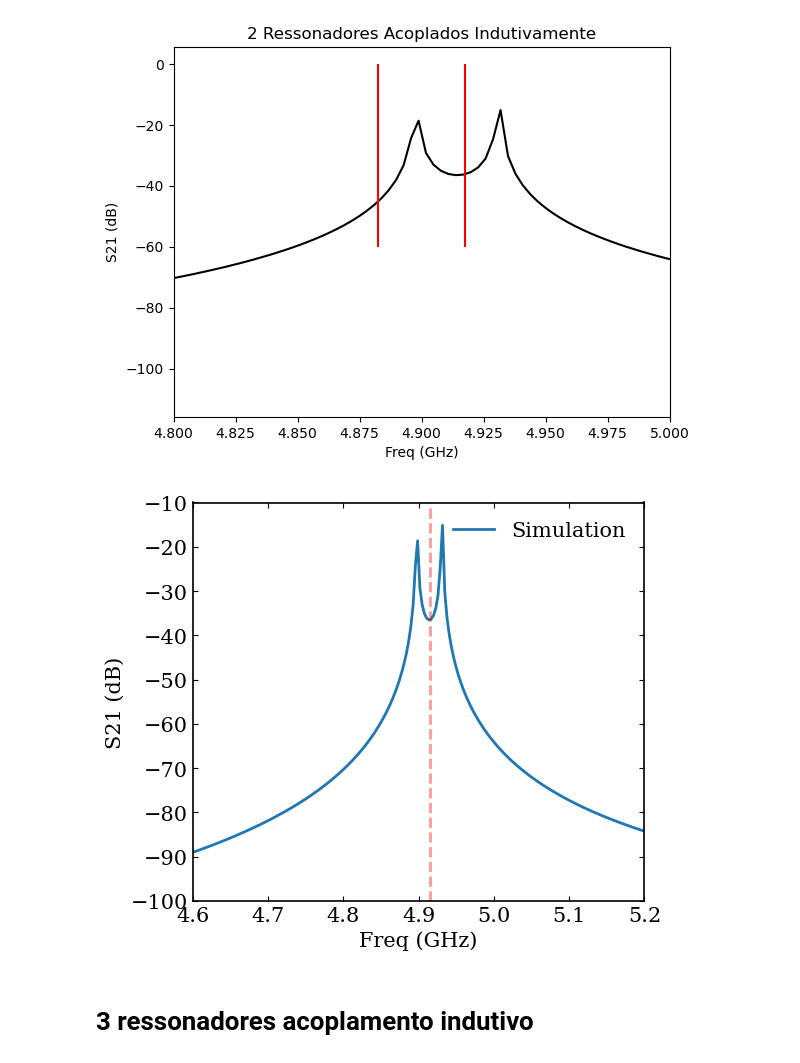
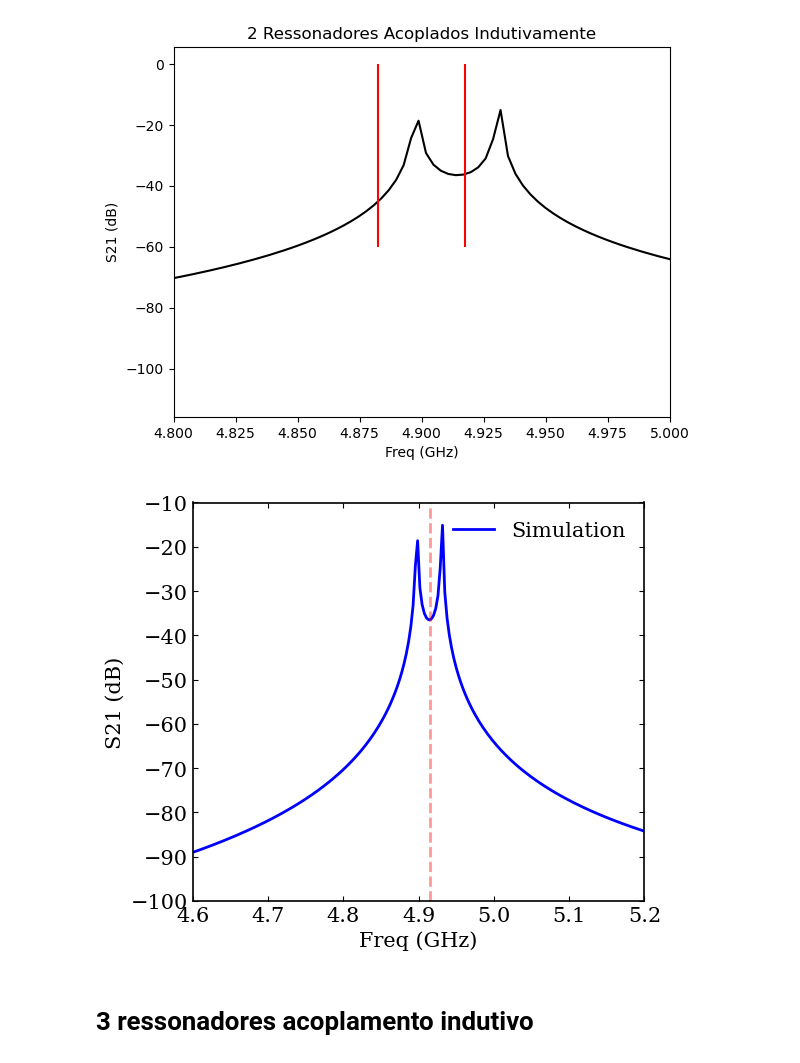
Before and after one commit to ScM-Edh/Projeto-Valentina, a Jupyter notebook: Ressonadores acoplados indutivamente/Aalises.ipynb, the cells around one changed output. Cells and saved outputs as stored; diff of their text form; code cells hidden in the pictures.

```diff
--- a/Ressonadores acoplados indutivamente/Aalises.ipynb
+++ b/Ressonadores acoplados indutivamente/Aalises.ipynb
@@ -92,38 +92,38 @@ plt.rcParams.update({
 # ---------- Figura ----------
 fig, ax = plt.subplots(figsize=(6,5))
 
-ax.plot(data[0], data[1], label="Simulation")
+ax.plot(data[0], data[1], '-b', label="Simulation")
 
 # ---------- Valores esperados ----------
 f0 = [4.915]
 for i, val in enumerate(f0):
     plt.axvline(val, linestyle="--", color="red",
                 alpha=0.4,
                 label="" if i==0 else "")
 
 # ---------- Eixos ----------
 ax.set_xlabel("Freq (GHz)")
 ax.set_ylabel("S21 (dB)")
 
 # ---------- Limites ----------
 ax.set_xlim(4.6, 5.2)
 ax.set_ylim(-100,-10)
 
 # ---------- Grade opcional ----------
 #ax.grid(alpha=0.3)
 
 # ---------- Legenda ----------
 ax.legend()
 
 # ---------- Ajuste layout ----------
 plt.tight_layout()
 
 # ---------- Salvar figura ----------
 plt.savefig("grafico_artigo.png", dpi=600)
 
 plt.show()
 # %% [output]
-[figure, old version]
+[figure, new version]
 # %% [markdown]
 # 3 ressonadores acoplamento indutivo
 # %%
```
Also changed, not shown: 3 other files.
